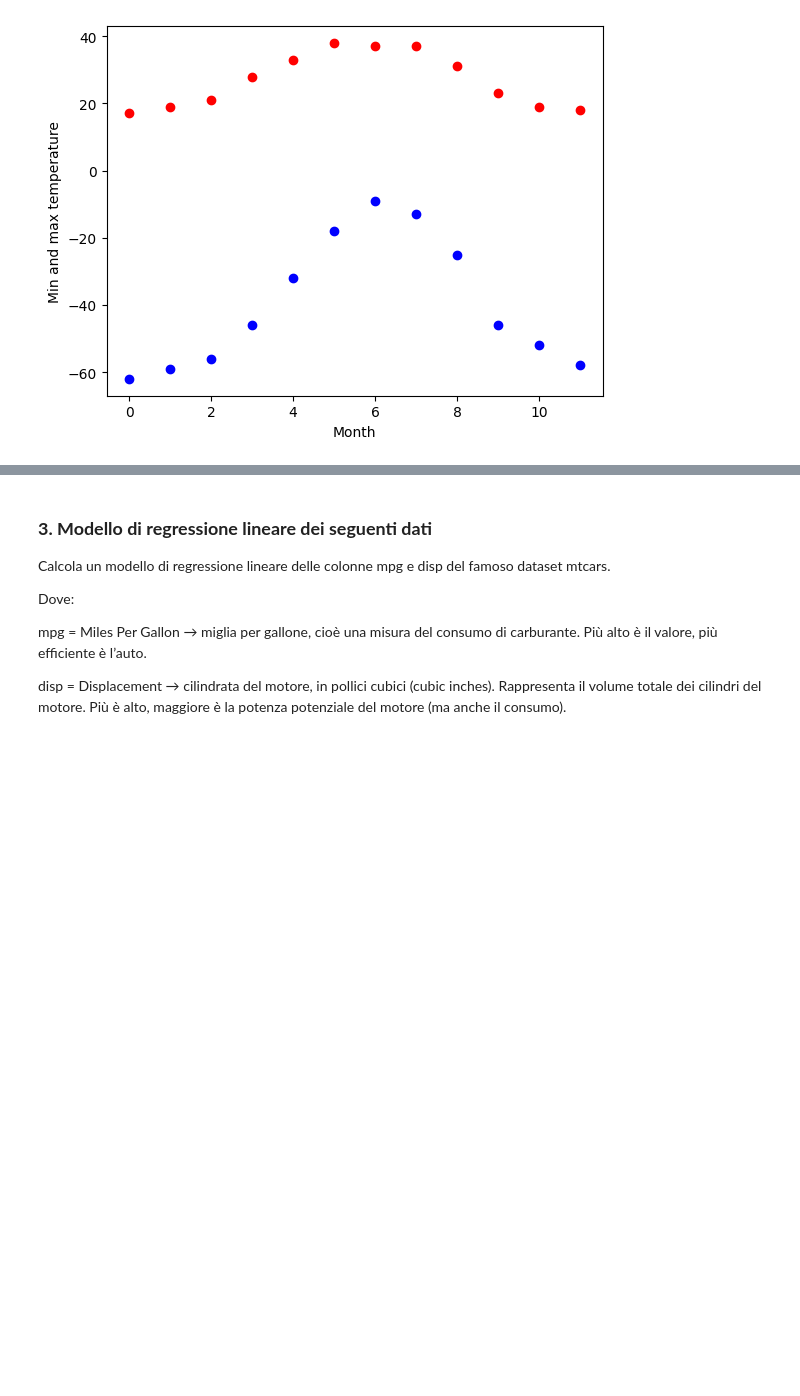
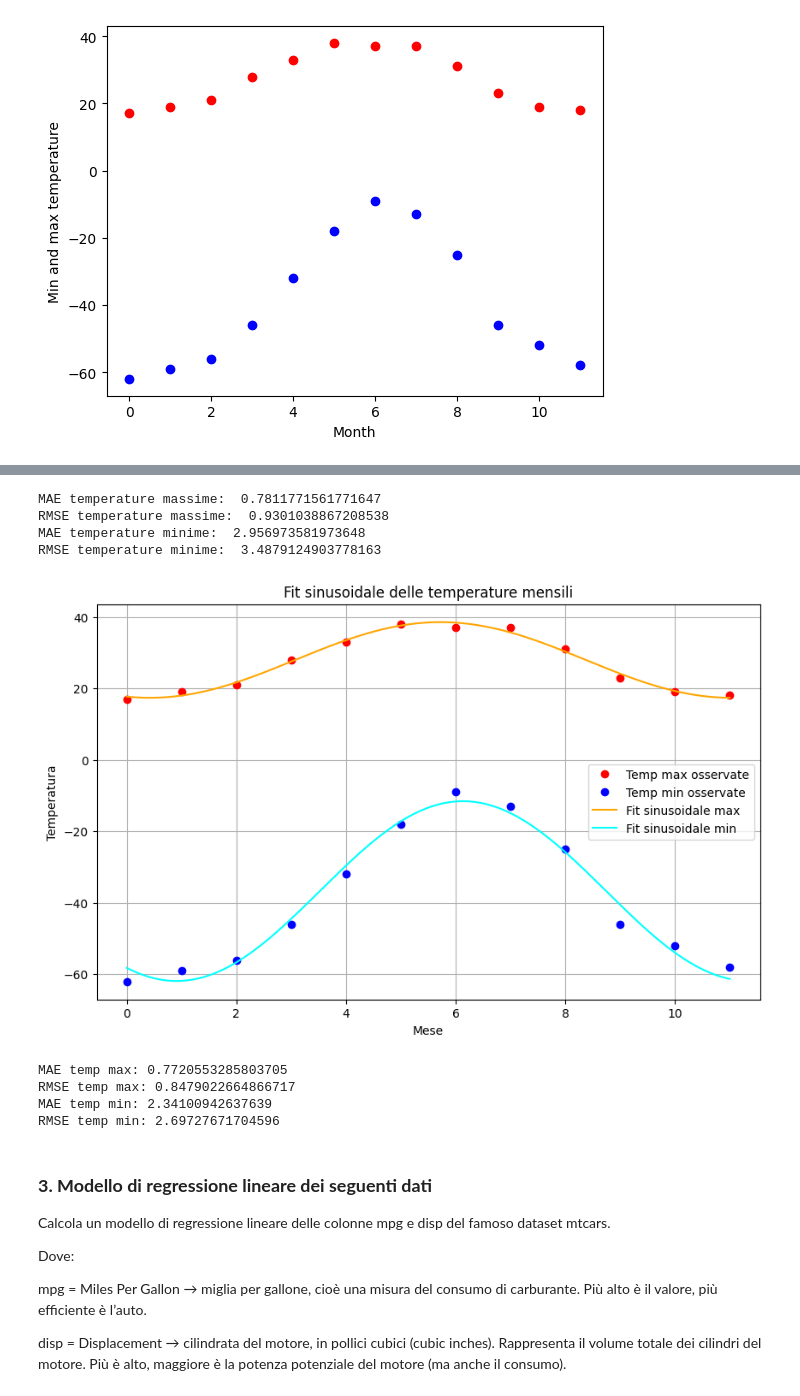
Before and after one commit to lisacontardo/Lab_2, a Jupyter notebook: 6_Esercizi_lez_6.ipynb, the cells around one changed output, grey strips where cells are left out. Drawn from its saved outputs; the diff is of its cells as text; code cells hidden in the pictures; blank space fills up the shorter version.

```diff
--- a/6_Esercizi_lez_6.ipynb
+++ b/6_Esercizi_lez_6.ipynb
@@ -128,3 +115,69 @@ plt.show()
+# %%
+#calcolo MAE e RMSE
+
+mae_massime = np.mean(np.abs(temp_max - stime_temp_max))
+rmse_massime = np.sqrt(np.mean((temp_max - stime_temp_max) ** 2))
+
+mae_minime = np.mean(np.abs(temp_min - stime_temp_min))
+rmse_minime = np.sqrt(np.mean((temp_min - stime_temp_min) ** 2))
+
+print("MAE temperature massime: ", mae_massime)
+print("RMSE temperature massime: ", rmse_massime)
+print("MAE temperature minime: ", mae_minime)
+print("RMSE temperature minime: ", rmse_minime)
+# %% [output]
+MAE temperature massime:  0.7811771561771647
+RMSE temperature massime:  0.9301038867208538
+MAE temperature minime:  2.956973581973648
+RMSE temperature minime:  3.4879124903778163
+# %%
+#fit sinusoidale
+from scipy.optimize import curve_fit
+
+def funzione_seno(x, A, B, C, D):
+    return A * np.sin(B * x + C) + D
+
+parametri_max, _ = curve_fit(funzione_seno, months, temp_max, p0=[10, 2*np.pi/12, 0, 20])
+parametri_min, _ = curve_fit(funzione_seno, months, temp_min, p0=[30, 2*np.pi/12, 0, -30])
+
+x_fit = np.linspace(0, 11, 300)
+fit_max = funzione_seno(x_fit, *parametri_max)
+fit_min = funzione_seno(x_fit, *parametri_min)
+
+plt.figure(figsize=(10, 6))
+plt.plot(months, temp_max, "ro", label="Temp max osservate")
+plt.plot(months, temp_min, "bo", label="Temp min osservate")
+plt.plot(x_fit, fit_max, color="orange", label="Fit sinusoidale max")
+plt.plot(x_fit, fit_min, color="cyan", label="Fit sinusoidale min")
+plt.xlabel("Mese")
+plt.ylabel("Temperatura")
+plt.title("Fit sinusoidale delle temperature mensili")
+plt.legend()
+plt.grid(True)
+plt.show()
+
+# Stime nei punti originali
+stime_max = funzione_seno(months, *parametri_max)
+stime_min = funzione_seno(months, *parametri_min)
+# %% [output]
+[figure, added]
+# %%
+#valutare l'efficenza della curva
+#funzione per calcolare MAE e RMSE
+mae_max = np.mean(np.abs(temp_max - stime_max))
+rmse_max = np.sqrt(np.mean((temp_max - stime_max) ** 2))
+mae_min = np.mean(np.abs(temp_min - stime_min))
+rmse_min = np.sqrt(np.mean((temp_min - stime_min) ** 2))
+
+print("MAE temp max:", mae_max)
+print("RMSE temp max:", rmse_max)
+print("MAE temp min:", mae_min)
+print("RMSE temp min:", rmse_min)
+# %% [output]
+MAE temp max: 0.7720553285803705
+RMSE temp max: 0.8479022664866717
+MAE temp min: 2.34100942637639
+RMSE temp min: 2.69727671704596
 # %% [markdown]
 ### **3. Modello di regressione lineare dei seguenti dati**
 
```
Also changed, not shown: parts of 4 cells of this notebook.
